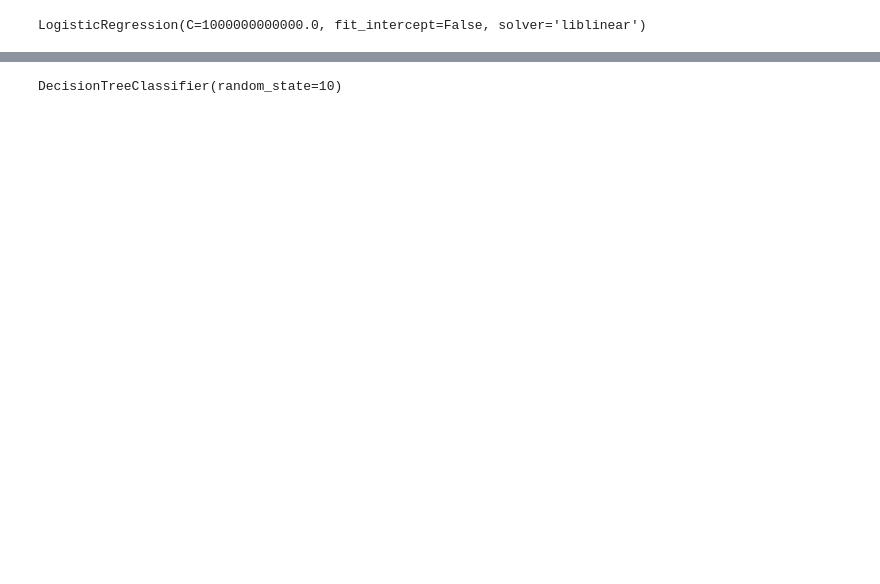
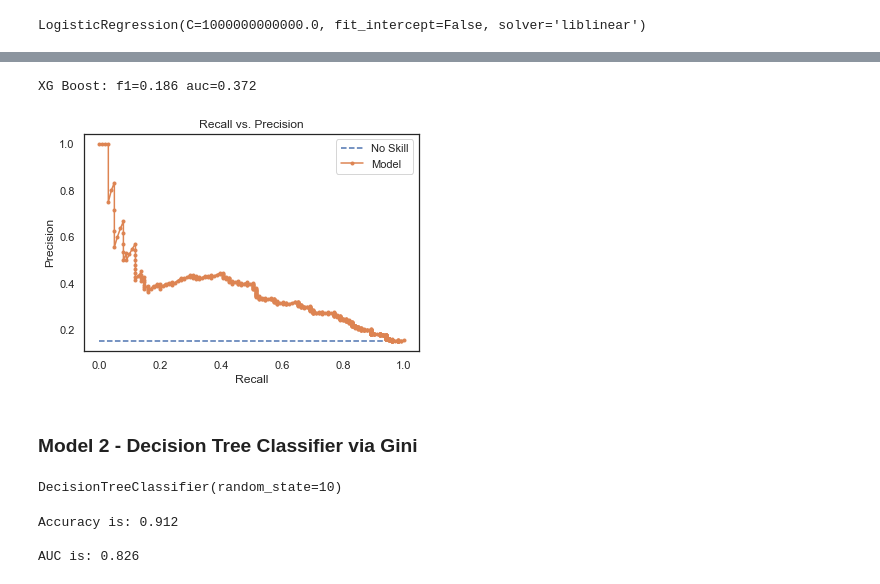
Before and after one commit to cmfritz/Classification-Customer-Churn, a Jupyter notebook: analysis.ipynb, the cells around one changed output, grey strips where cells are left out. Drawn from its saved outputs; the diff is of its cells as text; code cells hidden in the pictures; blank space fills up the shorter version.

```diff
--- a/analysis.ipynb
+++ b/analysis.ipynb
@@ -95,0 +148,3 @@ import statsmodels.api as sm
+# %%
+# Merge region data with original data
+df = df.merge(df_regions, on='state', how='left')
@@ -211,3 +249,38 @@ Name: churn, dtype: float64
+# %%
+# Classes imbalanced--use Precision-Recall Curves instead ROC curve
+def pr_curve(model):
+    # predict probabilities
+    lr_probs = model.predict_proba(X_test)
+    # keep probabilities for the positive outcome only
+    lr_probs = lr_probs[:, 1]
+    # predict class values
+    y_hat = model.predict(X_test)
+    lr_precision, lr_recall, _ = precision_recall_curve(y_test, lr_probs)
+    lr_f1, lr_auc = f1_score(y_test, y_hat), auc(lr_recall, lr_precision)
+    # summarize scores
+    print('XG Boost: f1=%.3f auc=%.3f' % (lr_f1, lr_auc))
+    # plot the precision-recall curves
+    no_skill = len(y_test[y_test==1]) / len(y_test)
+    plt.plot([0, 1], [no_skill, no_skill], linestyle='--', label='No Skill')
+    plt.plot(lr_recall, lr_precision, marker='.', label='Model')
+    # axis labels
+    plt.xlabel('Recall')
+    plt.ylabel('Precision')
+    plt.title('Recall vs. Precision')
+    # show the legend
+    plt.legend()
+# %%
+# Precision-Recall Curves for Logistic Regression Tree
+pr_curve(logreg)
+# save plot
+plt.savefig('images/pr_curve_lr.png', dpi=150)
+# show the plot
+plt.show()
+# %% [output]
+XG Boost: f1=0.186 auc=0.372
+[figure, added]
+# %% [markdown]
+### Model 2 - Decision Tree Classifier via Gini
 # %%
 # Train a DT classifier
 classifier = DecisionTreeClassifier(random_state=10)
@@ -219 +293,14 @@ DecisionTreeClassifier(random_state=10)
 y_pred = classifier.predict(X_test)
+# %%
+# Caclulate accuracy and AUC for test data
+accuracy = accuracy_score(y_test, y_pred)
+print('Accuracy is: {0}'.format(round(accuracy, 3)))
+
+# Check the AUC
+false_positive_rate, true_positive_rate, thresholds = roc_curve(y_test, y_pred)
+roc_auc = auc(false_positive_rate, true_positive_rate)
+print('\nAUC is: {0}'.format(round(roc_auc, 3)))
+# %% [output]
+Accuracy is: 0.912
+
+AUC is: 0.826
```
Also changed, not shown: parts of 61 cells of this notebook, 18 other files.
